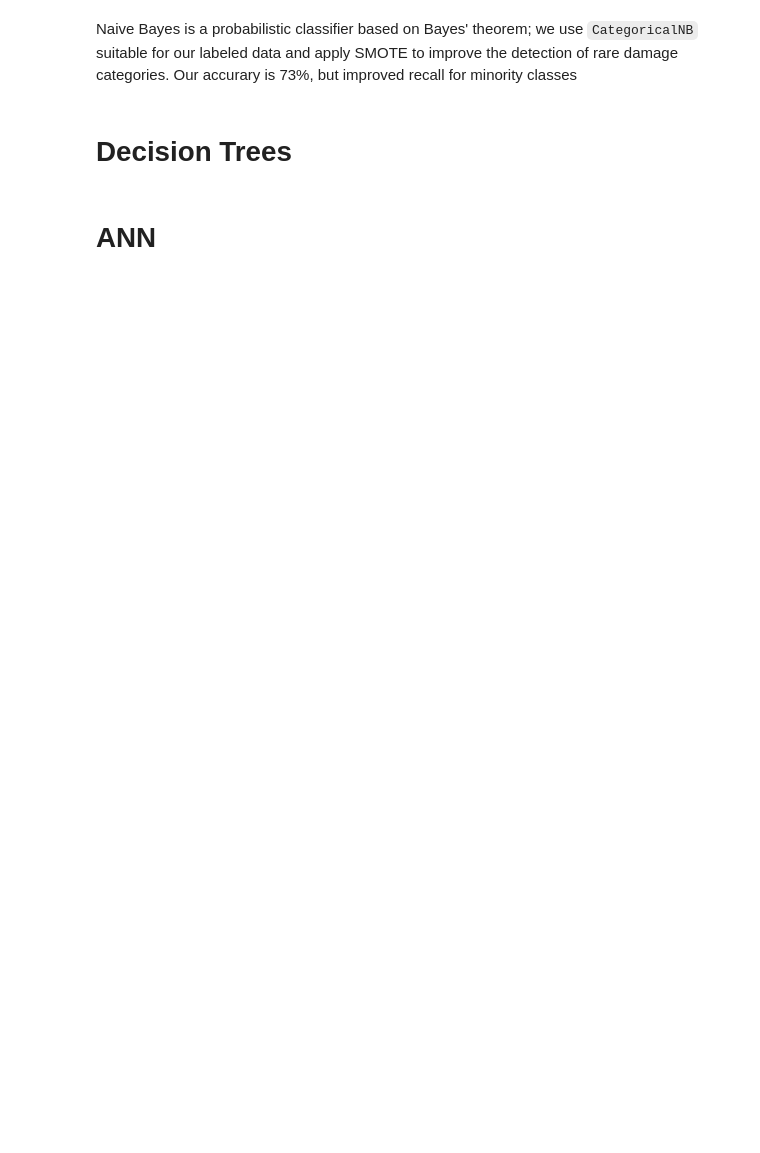
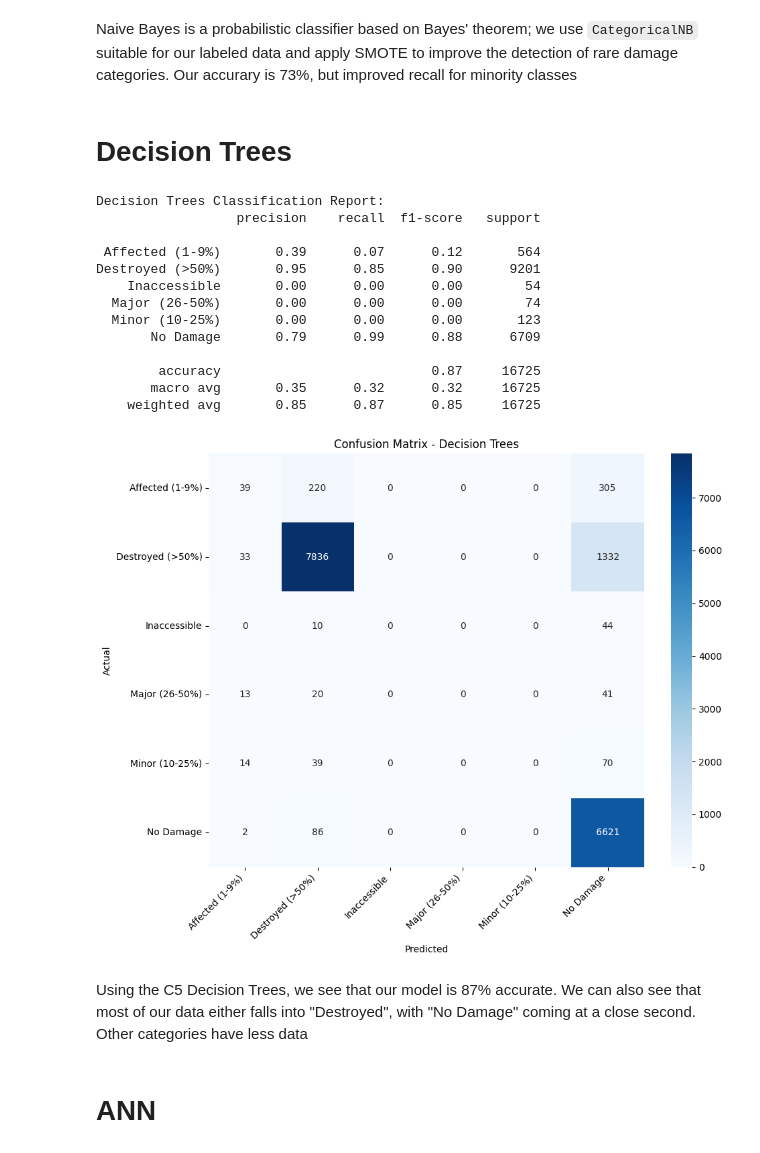
Before and after one commit to NobbyBop/513-final, a Jupyter notebook: final.ipynb, the cells around one changed output. Saved outputs shown, nothing was run; the diff lists cells and outputs as text; code cells hidden in the pictures; blank space fills up the shorter version.

```diff
--- a/final.ipynb
+++ b/final.ipynb
@@ -427,7 +427,61 @@ Naive Bayes is a probabilistic classifier based on Bayes' theorem; we use `Categ
 # %% [markdown]
 # Decision Trees
 # %%
-# Code here
+# Importing libraries
+import pandas as pd
+from sklearn.model_selection import train_test_split
+from sklearn.tree import DecisionTreeClassifier
+from sklearn.metrics import confusion_matrix, classification_report
+import seaborn as sns
+import matplotlib.pyplot as plt
+from sklearn.tree import plot_tree
+
+
+#Splitting
+attr_train_c5, attr_test_c5, target_train_c5, target_test_c5 = train_test_split(attr, target, test_size=0.3, random_state=6)
+
+#C5
+c50 = DecisionTreeClassifier(max_depth=4, random_state=42)
+c50.fit(attr_train_c5, target_train_c5)
+target_pred_c5 = c50.predict(attr_test_c5)
+
+#Evaluate
+target_test_decoded = le_target.inverse_transform(target_test_c5)
+target_pred_decoded = le_target.inverse_transform(target_pred_c5)
+
+print("\nDecision Trees Classification Report:")
+print(classification_report(target_test_decoded, target_pred_decoded))
+
+#Confusion Matrix
+cm_nb = confusion_matrix(target_test_decoded, target_pred_decoded, labels=le_target.classes_)
+
+plt.figure(figsize=(10, 8))
+sns.heatmap(cm_nb, annot=True, fmt='d', cmap='Blues',
+            xticklabels=le_target.classes_, yticklabels=le_target.classes_)
+plt.xlabel('Predicted')
+plt.ylabel('Actual')
+plt.title('Confusion Matrix - Decision Trees')
+plt.xticks(rotation=45, ha='right')
+plt.yticks(rotation=0)
+plt.tight_layout()
+plt.show()
+# %% [output]
+Decision Trees Classification Report:
+                  precision    recall  f1-score   support
+
+ Affected (1-9%)       0.39      0.07      0.12       564
+Destroyed (>50%)       0.95      0.85      0.90      9201
+    Inaccessible       0.00      0.00      0.00        54
+  Major (26-50%)       0.00      0.00      0.00        74
+  Minor (10-25%)       0.00      0.00      0.00       123
+       No Damage       0.79      0.99      0.88      6709
+
+        accuracy                           0.87     16725
+       macro avg       0.35      0.32      0.32     16725
+    weighted avg       0.85      0.87      0.85     16725
+[figure, added]
+# %% [markdown]
+Using the C5 Decision Trees, we see that our model is 87% accurate. We can also see that most of our data either falls into "Destroyed", with "No Damage" coming at a close second. Other categories have less data
 # %% [markdown]
 # ANN
 # %%
```
Also changed, not shown: parts of 8 cells of this notebook.
